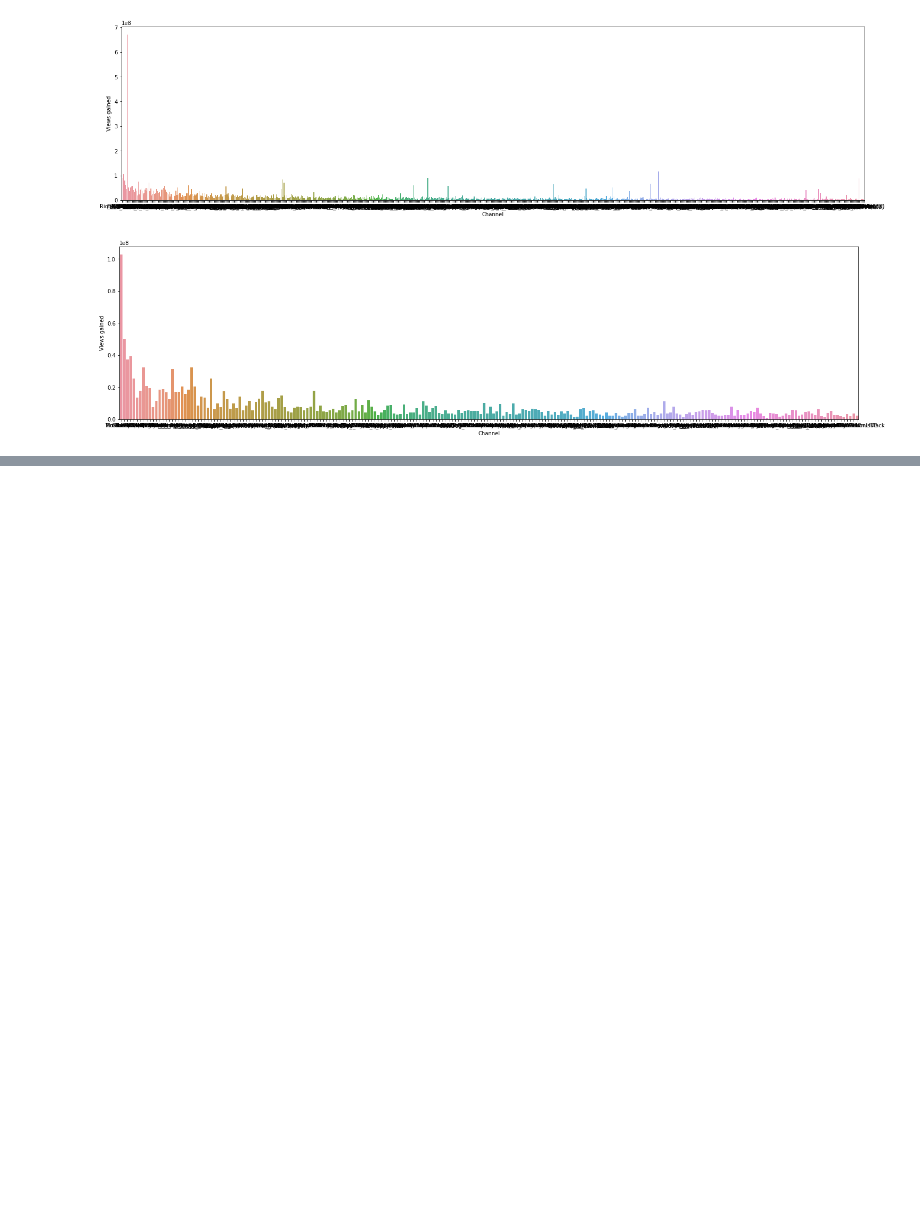
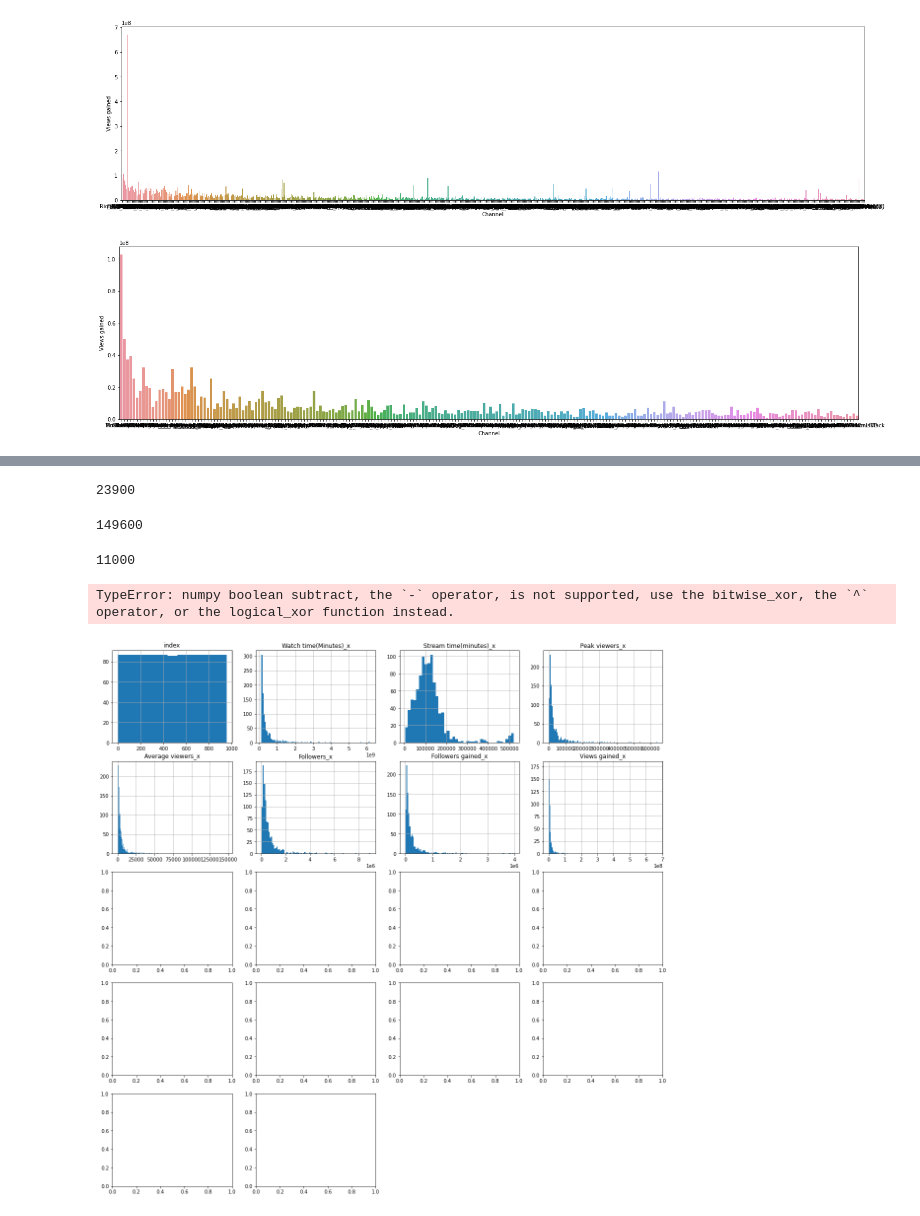
Before and after one commit to meowkaiser/Twitch-Analytics, a Jupyter notebook: Michael Schor Notebook.ipynb, the cells around one changed output, grey strips where cells are left out. Cells and saved outputs as stored; diff of their text form; code cells hidden in the pictures; blank space fills up the shorter version.

Commit message:
merging the datasets

```diff
--- a/Michael Schor Notebook.ipynb
+++ b/Michael Schor Notebook.ipynb
@@ -8,5 +10,6 @@ https://www.kaggle.com/aayushmishra1512/twitchdata
 # %%
 df = pd.read_csv('data/twitchdata-update.csv')
+df_extended = pd.read_csv('data/TwitchDataSet.csv')
 df.head()
 # %% [output]
 |  | Channel | Watch time(Minutes) | Stream time(minutes) | Peak viewers | Average viewers | Followers | ... |
@@ -114,0 +193,2 @@ plt.show()
+# %%
+df_extended.rename(columns={'screen name':'Channel', 'watch time': 'Watch time(Minutes)', 'stream time': 'Stream time(minutes)', 'peak viewers': 'Peak viewers', 'average viewers': 'Average viewers', 'followers': 'Followers', 'followers gained': 'Followers gained', 'views gained': 'Views gained', 'partnered': 'Partnered', 'mature': 'Mature', 'language': 'Language'}, inplace = True)
@@ -114,0 +204,7 @@ plt.show()
+# %%
+#Merging Datasets on the Crash_Record_ID Column
+df_merge = pd.merge(df, df_extended, on=['Channel',
+                                        'Partnered','Mature', 'Language']).reset_index()
+
+#dropping duplicates(checks Channel for uniqueness)
+df_dropped= df_merge.drop_duplicates(subset=['Channel'], keep='first')
@@ -114,0 +221,17 @@ plt.show()
+# %%
+df_dropped.size
+# %% [output]
+23900
+# %%
+df_extended.size
+# %% [output]
+149600
+# %%
+df.size
+# %% [output]
+11000
+# %%
+df_dropped.hist(figsize=(20,20), bins='auto');
+# %% [output]
+TypeError: numpy boolean subtract, the `-` operator, is not supported, use the bitwise_xor, the `^` operator, or the logical_xor function instead.
+[figure, added]
```
Also changed, not shown: parts of 8 cells of this notebook.
